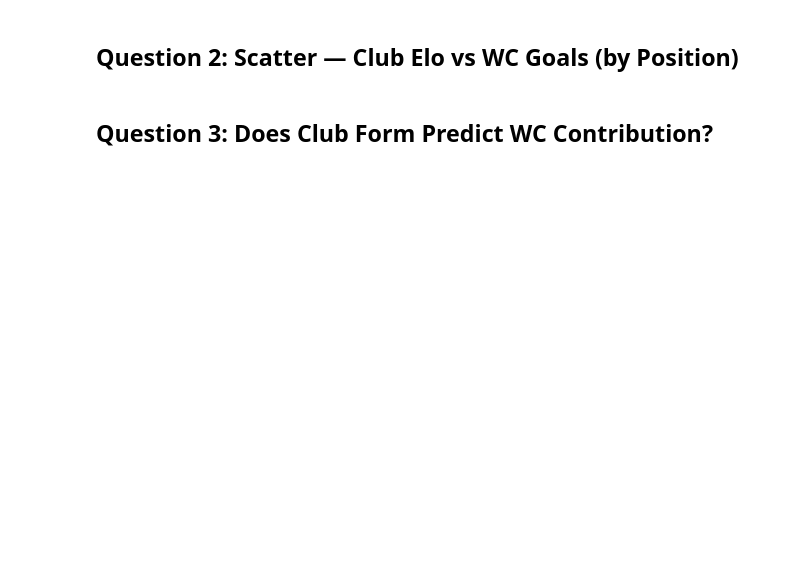
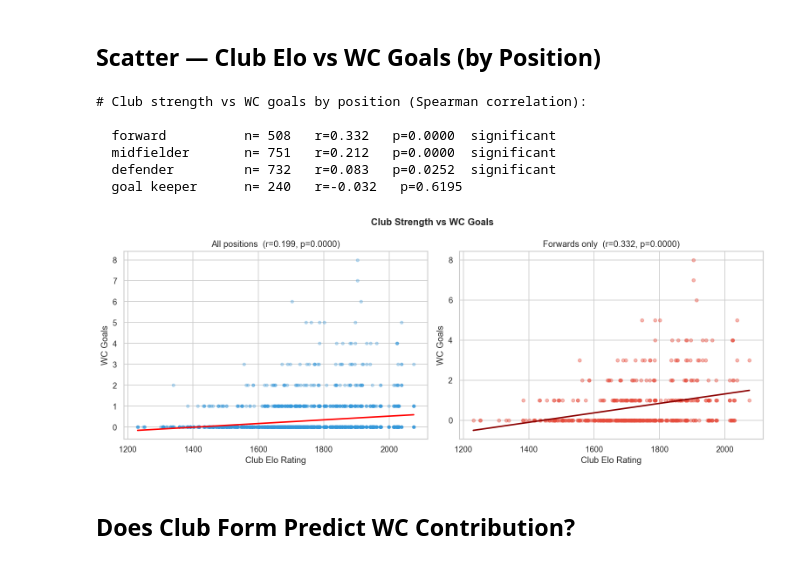
Before and after one commit to ngnk/IDS_705_Final, a Jupyter notebook: notebooks/eda/04_player_club_vs_wc_performance.ipynb, the cells around one changed output. Cells and saved outputs as stored; diff of their text form; code cells hidden in the pictures; blank space fills up the shorter version.

```diff
--- a/notebooks/eda/04_player_club_vs_wc_performance.ipynb
+++ b/notebooks/eda/04_player_club_vs_wc_performance.ipynb
@@ -161,44 +173,51 @@ print(f"  p-value = {p:.4f} {'→ Significant ✓' if p < 0.05 else '→ Not sig
 # %% [markdown]
-## Question 2: Scatter — Club Elo vs WC Goals (by Position)
+## Scatter — Club Elo vs WC Goals (by Position)
 # %%
-# Spearman correlation: club_strength → wc_goals by position
-print("Spearman correlation: club_strength → wc_goals by position:\n")
+print("# Club strength vs WC goals by position (Spearman correlation):\n")
 for pos in ["forward", "midfielder", "defender", "goal keeper"]:
     sub = df_elo[df_elo["position_name"] == pos]
     rho, p = stats.spearmanr(sub["club_strength"], sub["wc_goals"])
     print(
-        f"  {pos:<15}  n={len(sub):>4}   r={rho:.3f}   p={p:.4f}  {'✓' if p < 0.05 else ''}"
+        f"  {pos:<15}  n={len(sub):>4}   r={rho:.3f}   p={p:.4f}  {'significant' if p < 0.05 else ''}"
     )
 
 fig, axes = plt.subplots(1, 2, figsize=(13, 5))
 fig.suptitle("Club Strength vs WC Goals", fontsize=13, fontweight="bold")
 
 # All players
 axes[0].scatter(
     df_elo["club_strength"], df_elo["wc_goals"], alpha=0.3, s=15, color="#3498db"
 )
 m, b = np.polyfit(df_elo["club_strength"], df_elo["wc_goals"], 1)
 x = np.linspace(df_elo["club_strength"].min(), df_elo["club_strength"].max(), 100)
 axes[0].plot(x, m * x + b, color="red", linewidth=2)
 rho, p = stats.spearmanr(df_elo["club_strength"], df_elo["wc_goals"])
 axes[0].set_xlabel("Club Elo Rating")
 axes[0].set_ylabel("WC Goals")
 axes[0].set_title(f"All positions  (r={rho:.3f}, p={p:.4f})")
 
 # Forwards only
 fwd = df_elo[df_elo["position_name"] == "forward"]
 axes[1].scatter(fwd["club_strength"], fwd["wc_goals"], alpha=0.4, s=20, color="#e74c3c")
 m2, b2 = np.polyfit(fwd["club_strength"], fwd["wc_goals"], 1)
 axes[1].plot(x, m2 * x + b2, color="darkred", linewidth=2)
 rho2, p2 = stats.spearmanr(fwd["club_strength"], fwd["wc_goals"])
 axes[1].set_xlabel("Club Elo Rating")
 axes[1].set_ylabel("WC Goals")
 axes[1].set_title(f"Forwards only  (r={rho2:.3f}, p={p2:.4f})")
 
 plt.tight_layout()
 plt.show()
+# %% [output]
+# Club strength vs WC goals by position (Spearman correlation):
+
+  forward          n= 508   r=0.332   p=0.0000  significant
+  midfielder       n= 751   r=0.212   p=0.0000  significant
+  defender         n= 732   r=0.083   p=0.0252  significant
+  goal keeper      n= 240   r=-0.032   p=0.6195
+[figure, added]
 # %% [markdown]
-## Question 3: Does Club Form Predict WC Contribution?
+## Does Club Form Predict WC Contribution?
 # %%
 club_form_cols = [
     "club_strength",
```
Also changed, not shown: parts of 9 cells of this notebook.
